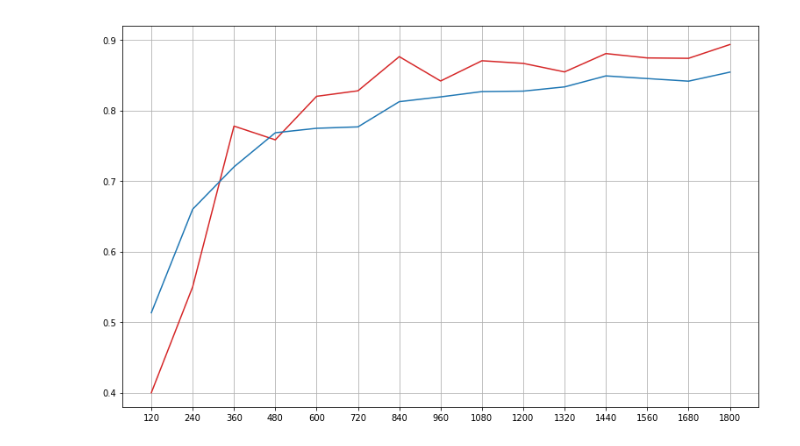
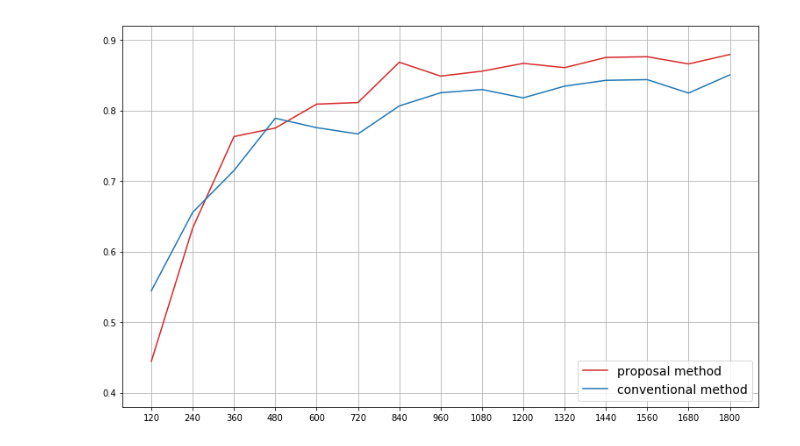
Before and after one commit to takitaki7474/m2-research-prototype, a Jupyter notebook: notebook/eval/eval7.ipynb, the cells around one changed output. Drawn from its saved outputs; the diff is of its cells as text; code cells hidden in the pictures.

```diff
--- a/notebook/eval/eval7.ipynb
+++ b/notebook/eval/eval7.ipynb
@@ -6,7 +6,7 @@ import json
 import os
 # %%
 # 従来方法の評価対象logの読み込み
-eval_list = ["eval5", "eval7", "eval12", "eval13", "eval16"]
+eval_list = ["eval5", "eval7", "eval12"]
 model_list = ["v" + str(i) for i in range(1, 21)]
 conventional_accs = []
 
@@ -19,3 +19,18 @@ for eval_v in eval_list:
         acc = log[-1]["test_acc"]
         accs.append(acc)
     conventional_accs.append(accs)
+# %%
+# 提案方法の評価対象logの読み込み
+eval_list = ["eval29", "eval31", "eval35"]
+model_list = ["v" + str(i) for i in range(1, 21)]
+proposal_accs = []
+
+for eval_v in eval_list:
+    accs = []
+    for model_v in model_list:
+        path = os.path.join("../proposal/eval/result", eval_v, model_v, "log.json")
+        with open(path) as f:
+            log = json.load(f)
+        acc = log[-1]["test_acc"]
+        accs.append(acc)
+    proposal_accs.append(accs)
@@ -22,5 +60,5 @@ for eval_v in eval_list:
 # %%
-avg_accs = np.zeros(20)
-for i in range(5):
-    avg_accs += np.array(conventional_accs[i])
-avg_accs = avg_accs / 5
+conv_avgs = np.zeros(20)
+for i in range(3):
+    conv_avgs += np.array(conventional_accs[i])
+conv_avgs = conv_avgs / 3
@@ -42,12 +65,18 @@ for eval_v in eval_list:
+# %%
+prop_avgs = np.zeros(20)
+for i in range(3):
+    prop_avgs += np.array(proposal_accs[i])
+prop_avgs = prop_avgs / 3
 # %%
 # 提案方法と従来方法の精度の平均値の比較
 xlist = list(range(1, 16))
 
 fig1 = plt.figure(figsize=(13,8))
 plt.ylim(0.38, 0.92)
 plt.xticks(xlist, list(range(120, 120*15+1, 120)))
-plt.plot(xlist, proposal_accs[0][:15], color="tab:red")
-plt.plot(xlist, avg_accs[:15], color="tab:blue")
+plt.plot(xlist, prop_avgs[:15], color="tab:red", label="proposal method") # queryN=10, 1/2update
+plt.plot(xlist, conv_avgs[:15], color="tab:blue", label="conventional method")
+plt.legend(loc="lower right", fontsize=14)
 plt.grid(True)
 # %% [output]
-[figure, old version]
+[figure, new version]
```
Also changed, not shown: parts of 2 cells of this notebook.
